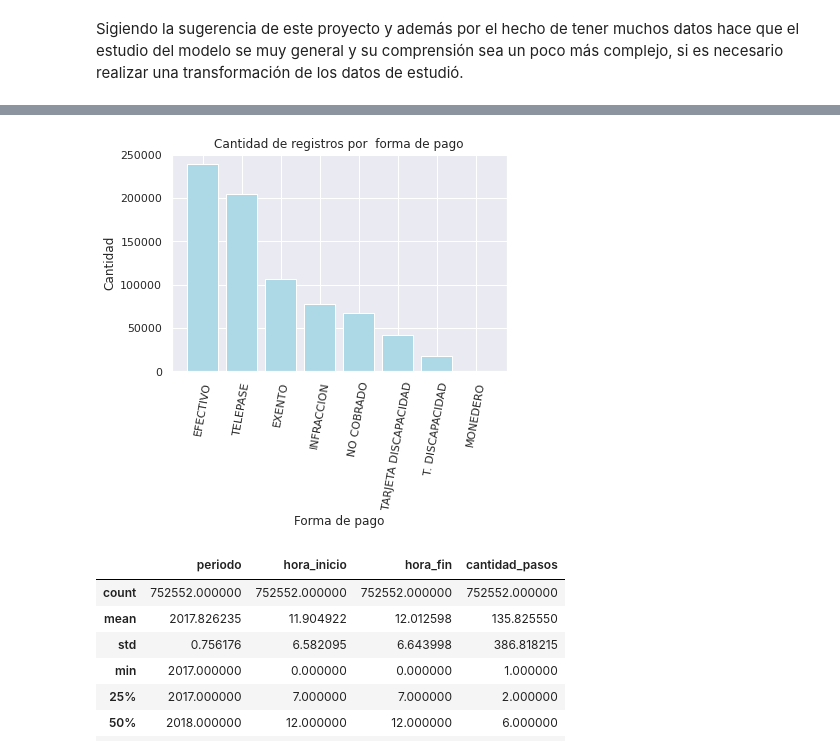
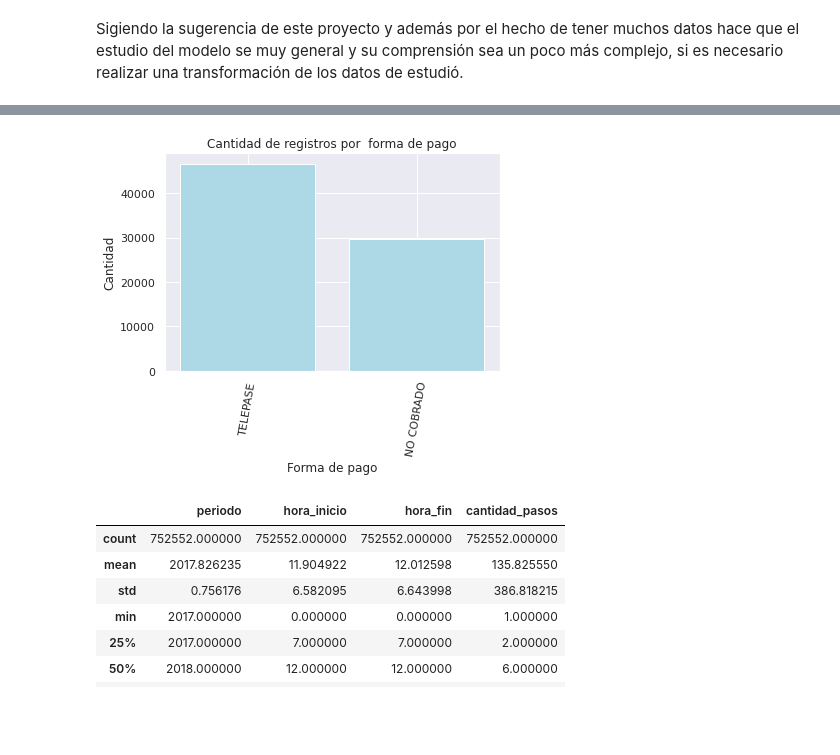
Before and after one commit to LeidyBenavides/Ds-Proyecto-3, a Jupyter notebook: LeidyMaribelBenavidesDS_Proyecto_03_ST.ipynb, the cells around one changed output, grey strips where cells are left out. Cells and saved outputs as stored; diff of their text form; code cells hidden in the pictures; blank space fills up the shorter version.

```diff
--- a/LeidyMaribelBenavidesDS_Proyecto_03_ST.ipynb
+++ b/LeidyMaribelBenavidesDS_Proyecto_03_ST.ipynb
@@ -331,0 +306,7 @@ memory usage: 63.2+ MB
+# %%
+dataset2=dataset[dataset.estacion=='Salguero']##para responder pregunta de
+#                        investigación se trabajará en paralelo con las dos estaciones
+dataset=dataset[dataset.estacion=='Illia']
+
+dataset.info()
+dataset2.head()
@@ -332,15 +337,15 @@ memory usage: 63.2+ MB
 # %%
-AgrPag=dataset["forma_pago"].value_counts()
+AgrPag=dataset2["forma_pago"].value_counts()
 x=AgrPag.index
 y=AgrPag.values
 plt.bar(x,y,color=["lightblue"])
 plt.xticks(rotation=80)
 plt.xlabel("Forma de pago")
 plt.ylabel("Cantidad")
 plt.title("Cantidad de registros por  forma de pago")
 plt.show()
 # %% [output]
-[figure, old version]
+[figure, new version]
 # %%
 dataset.describe()
 # %% [output]
```
Also changed, not shown: parts of 50 cells of this notebook.
